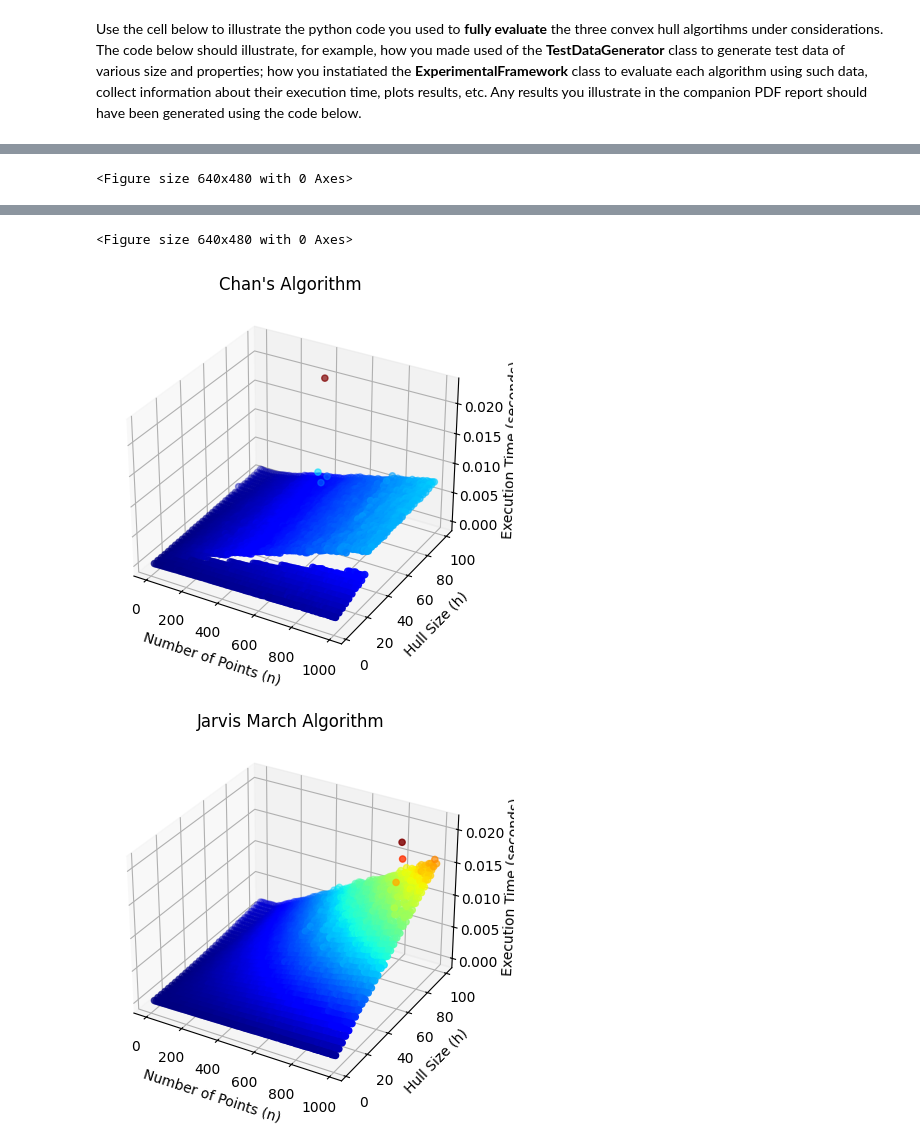
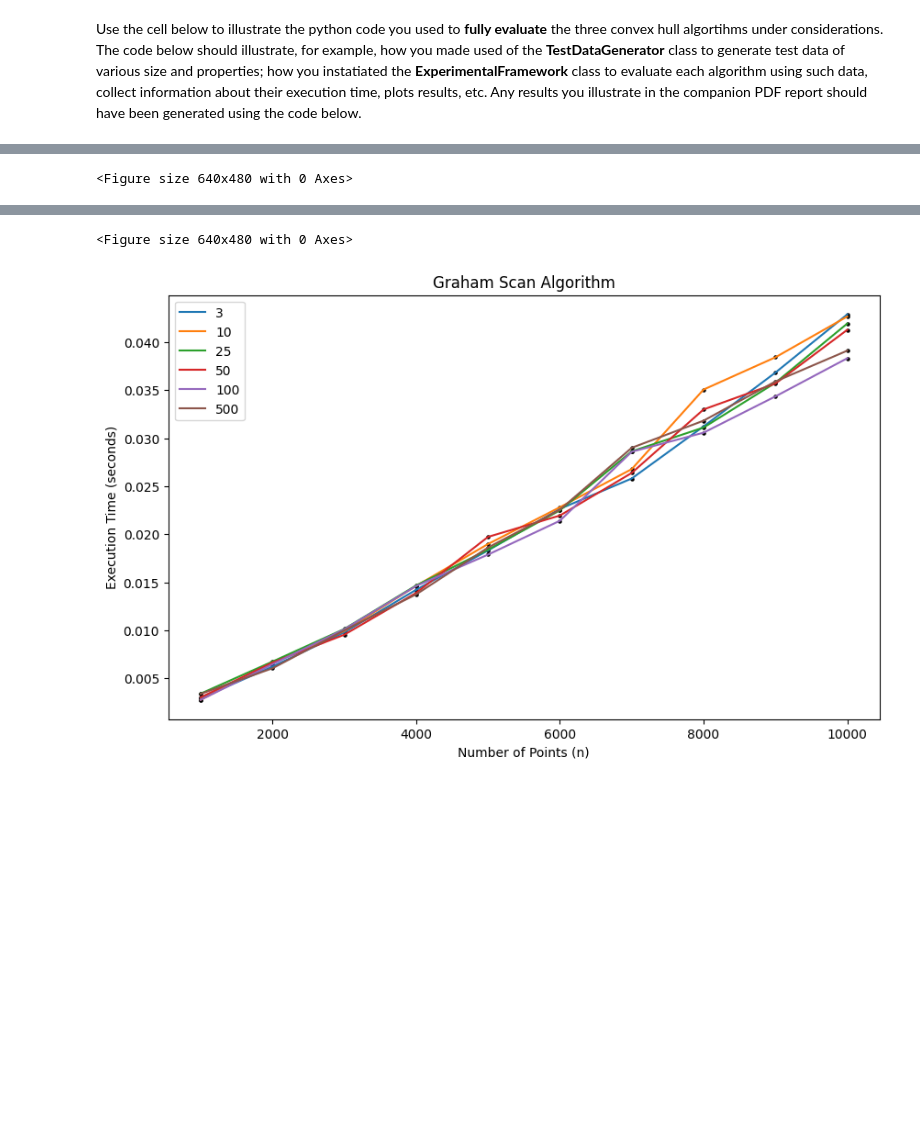
Before and after one commit to cindyyun0204/algorithmsCousework, a Jupyter notebook: grp-012-0005code.ipynb, the cells around one changed output, grey strips where cells are left out. Saved outputs shown, nothing was run; the diff lists cells and outputs as text; code cells hidden in the pictures; blank space fills up the shorter version.

Commit message:
quicksort

```diff
--- a/grp-012-0005code.ipynb
+++ b/grp-012-0005code.ipynb
@@ -88,9 +88,9 @@ def grahamscan(inputSet, plot = True):
 
     # Sort points with respect to bottom-most point
     def sort(pts):
-        # Compare angles between two points with respect to p0
+        # Compare angles between two points relative to p0
         def compareAngles(p1, p2):
-            #Calculate angles using atan2
+            # Calculate angles using atan2
             angle1 = math.atan2(p1[1] - p0[1], p1[0] - p0[0])
             angle2 = math.atan2(p2[1] - p0[1], p2[0] - p0[0])
             return angle1 < angle2
@@ -104,19 +104,21 @@ def grahamscan(inputSet, plot = True):
                     arr[i], arr[j] = arr[j], arr[i]
             arr[i + 1], arr[high] = arr[high], arr[i + 1]
             return i + 1
-        #Sort points based on angle with p0
+
+        # Sort points based on angle with p0
         def quicksort(arr, low, high):
             if low < high:
                 pi = partition(arr, low, high)
                 quicksort(arr, low, pi - 1)
                 quicksort(arr, pi + 1, high)
+        # Early return if not enough points
         if len(pts) < 3:
-            return pts # returns early if there are not enough points
+            return pts
+
         # Find bottom-most point
         p0 = min(pts, key=lambda p: p[0])
         pts.remove(p0)
-        # Sort points based on angle with p0
-        pts.sort(key=lambda p: math.atan2(p[1] - p0[1], p[0] - p0[0]))
+        quicksort(pts, 0, len(pts) - 1)
         pts.insert(0, p0)
         return pts
 
@@ -515,7 +517,7 @@ framework.runExperiment(count = 1)
 framework.plotResults3d()
 
 # 2d Graph Generation for Graham Scan
-framework = ExperimentalFramework(range(1, 1000, 10), range(3, 100, 3), (0, 32767), (0, 32767), jarvis=False, chan=False)
+framework = ExperimentalFramework(range(1000, 10001, 1000), [3,10,25,50,100,500], (0, 32767), (0, 32767), jarvis=False, chan=False)
 framework.runExperiment(count = 1)
 framework.plotResultsOneAlgorithm()
 
@@ -560,3 +562,2 @@ framework.plotResultsOneAlgorithm()
 <Figure size 640x480 with 0 Axes>
-[figure, old version]
+[figure, new version]
-[figure, removed]
```
Also changed, not shown: parts of 1 cell of this notebook.
